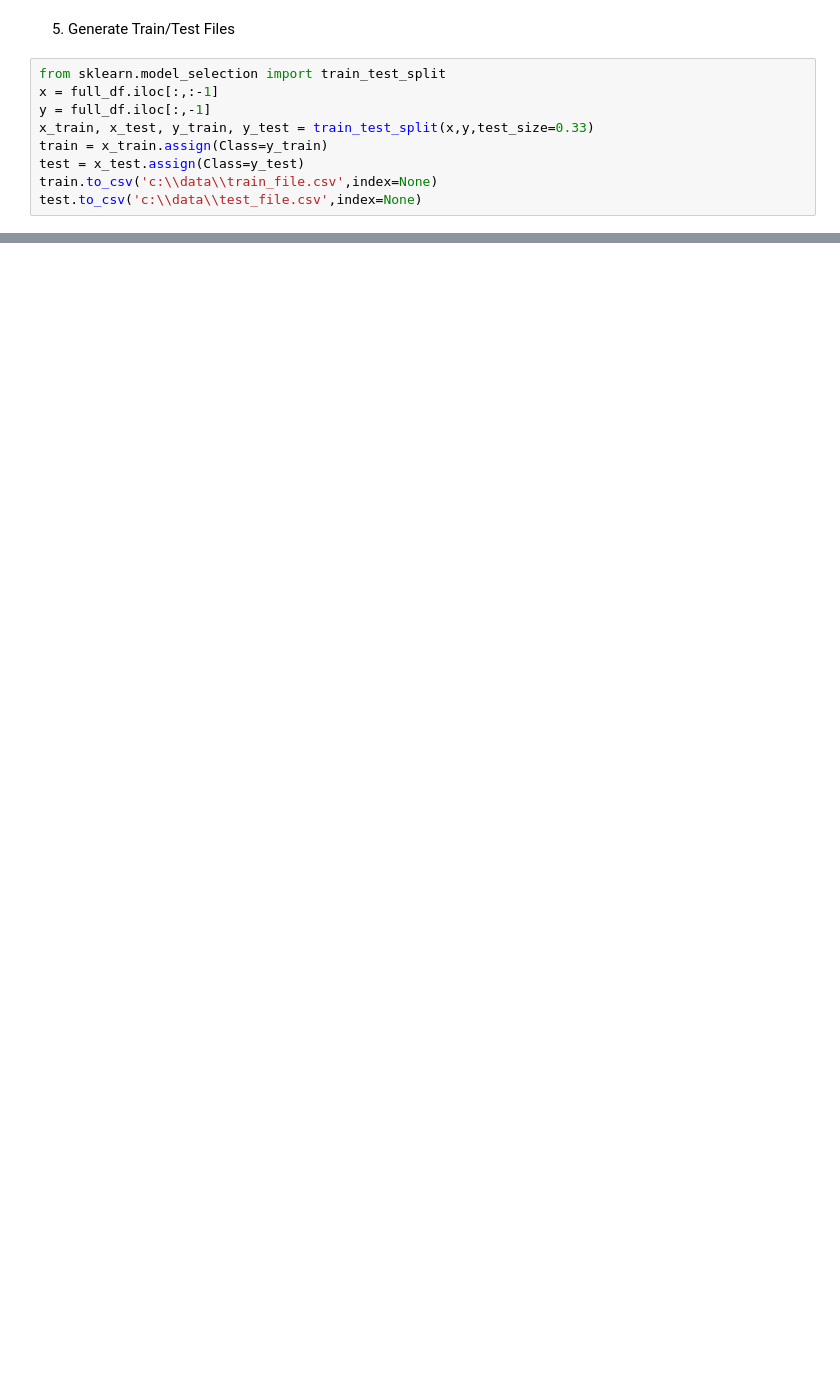
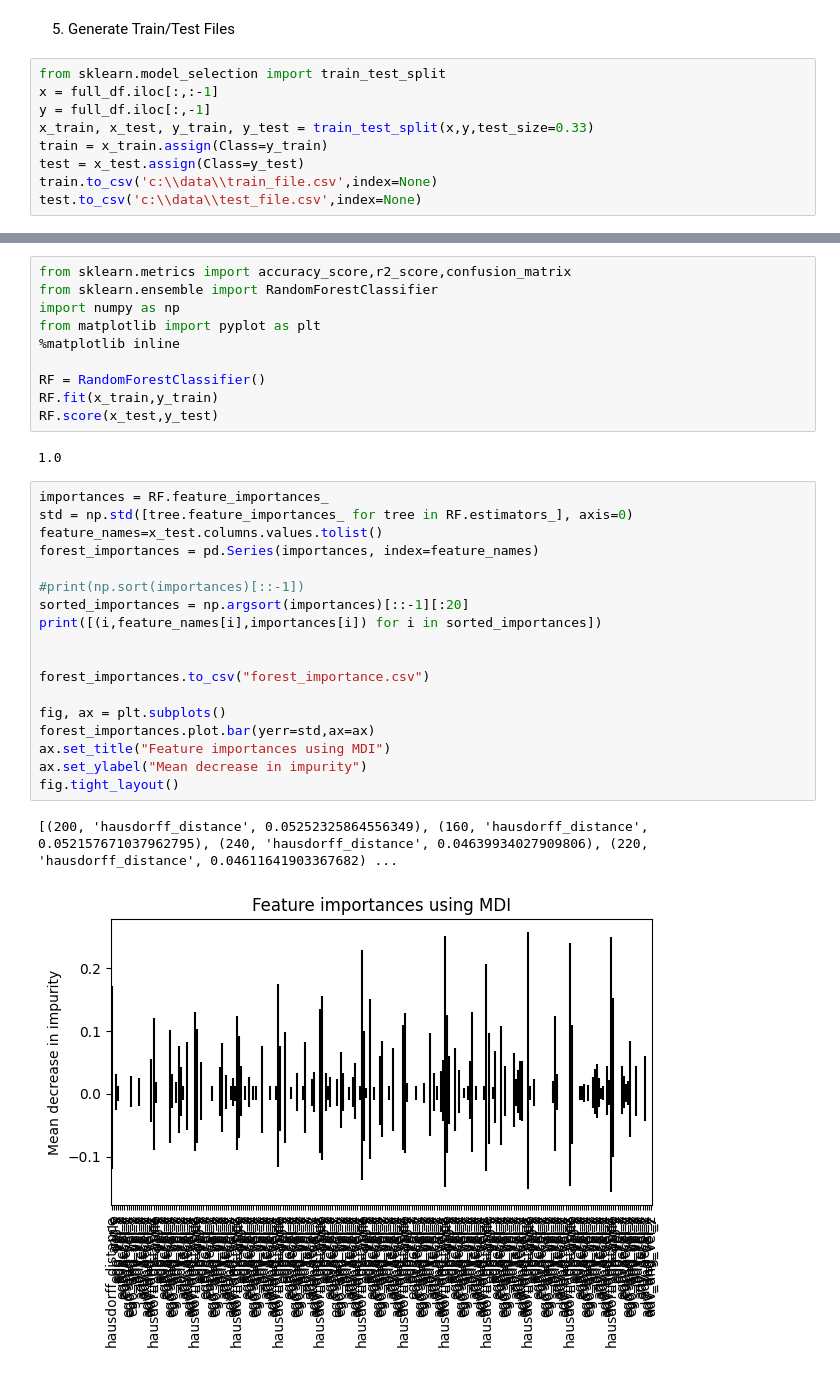
Before and after one commit to lttnml1/CARLA_Java, a Jupyter notebook: Cross_Entropy/process_labeled.ipynb, the cells around one changed output, grey strips where cells are left out. Saved outputs shown, nothing was run; the diff lists cells and outputs as text; blank space fills up the shorter version.

```diff
--- a/Cross_Entropy/process_labeled.ipynb
+++ b/Cross_Entropy/process_labeled.ipynb
@@ -79,0 +94,33 @@ test.to_csv('c:\\data\\test_file.csv',index=None)
+# %%
+from sklearn.metrics import accuracy_score,r2_score,confusion_matrix
+from sklearn.ensemble import RandomForestClassifier
+import numpy as np
+from matplotlib import pyplot as plt
+%matplotlib inline
+
+RF = RandomForestClassifier()
+RF.fit(x_train,y_train)
+RF.score(x_test,y_test)
+# %% [output]
+1.0
+# %%
+importances = RF.feature_importances_
+std = np.std([tree.feature_importances_ for tree in RF.estimators_], axis=0)
+feature_names=x_test.columns.values.tolist()
+forest_importances = pd.Series(importances, index=feature_names)
+
+#print(np.sort(importances)[::-1])
+sorted_importances = np.argsort(importances)[::-1][:20]
+print([(i,feature_names[i],importances[i]) for i in sorted_importances])
+
+
+forest_importances.to_csv("forest_importance.csv")
+
+fig, ax = plt.subplots()
+forest_importances.plot.bar(yerr=std,ax=ax)
+ax.set_title("Feature importances using MDI")
+ax.set_ylabel("Mean decrease in impurity")
+fig.tight_layout()
+# %% [output]
+[(200, 'hausdorff_distance', 0.05252325864556349), (160, 'hausdorff_distance', 0.052157671037962795), (240, 'hausdorff_distance', 0.04639934027909806), (220, 'hausdorff_distance', 0.04611641903367682) ...
+[figure, added]
```
Also changed, not shown: parts of 2 cells of this notebook, 1 other file.
